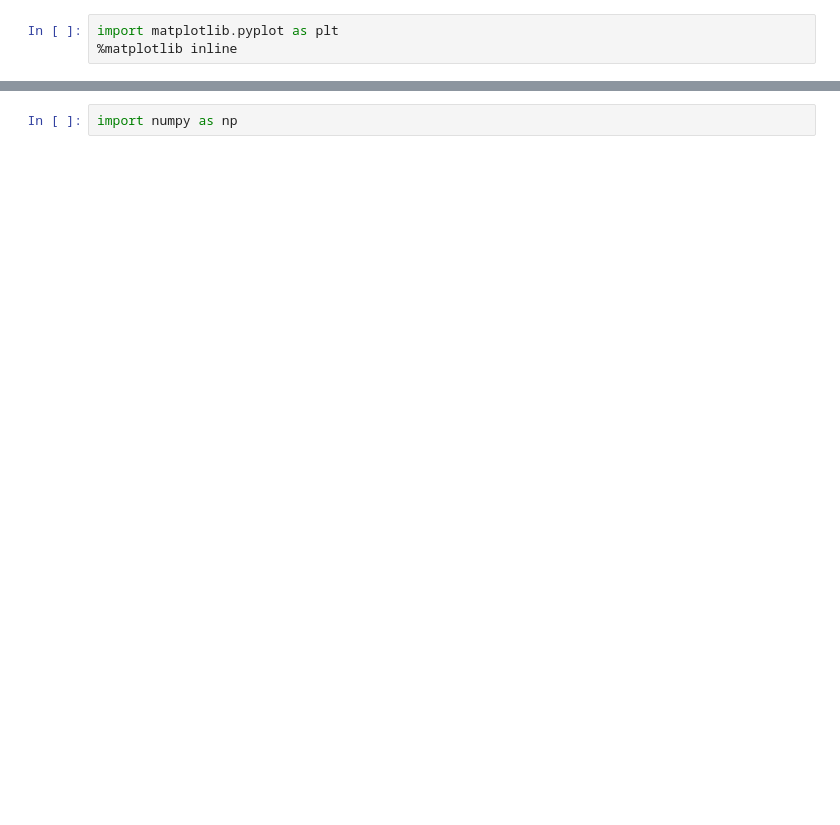
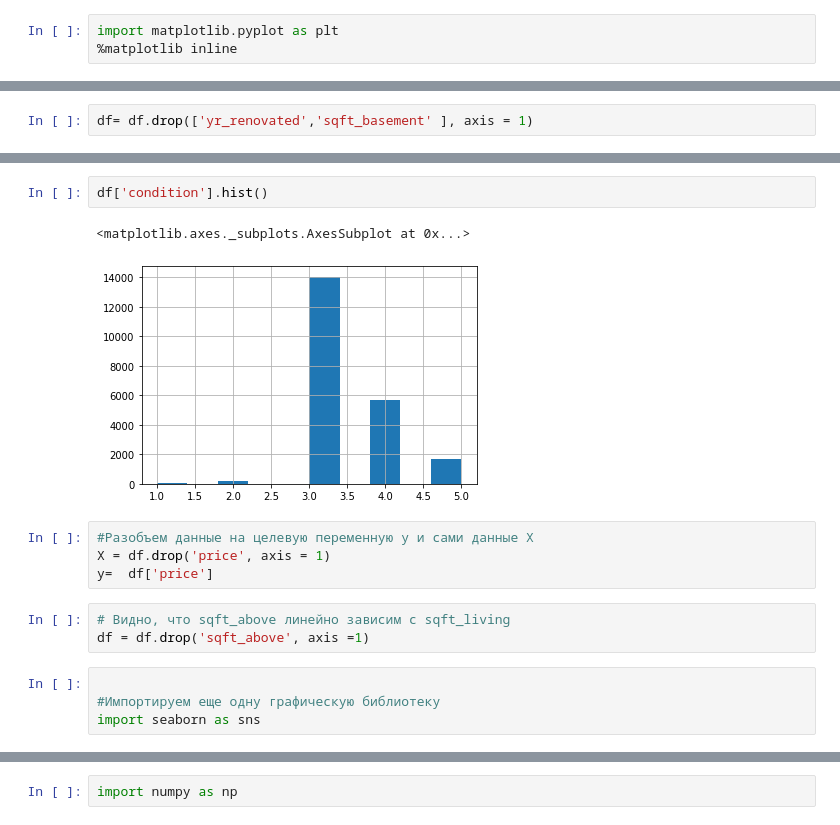
Before and after one commit to bushtets/machine_learnig, a Jupyter notebook: LineAR.ipynb, the cells around one changed output, grey strips where cells are left out. Cells and saved outputs as stored; diff of their text form; blank space fills up the shorter version.

```diff
--- a/LineAR.ipynb
+++ b/LineAR.ipynb
@@ -24,0 +101,2 @@ import seaborn as sns
+# %%
+df= df.drop(['yr_renovated','sqft_basement' ], axis = 1)
@@ -25 +112,17 @@ import seaborn as sns
+# %%
+df['condition'].hist()
+# %% [output]
+<matplotlib.axes._subplots.AxesSubplot at 0x...>
+[figure, added]
+# %%
+#Разобъем данные на целевую переменную y и сами данные X
+X = df.drop('price', axis = 1)
+y=  df['price']
+# %%
+# Видно, что sqft_above линейно зависим с sqft_living
+df = df.drop('sqft_above', axis =1)
+# %%
+
+#Импортируем еще одну графическую библиотеку
+import seaborn as sns
 # %%
```
Also changed, not shown: parts of 33 cells of this notebook.
